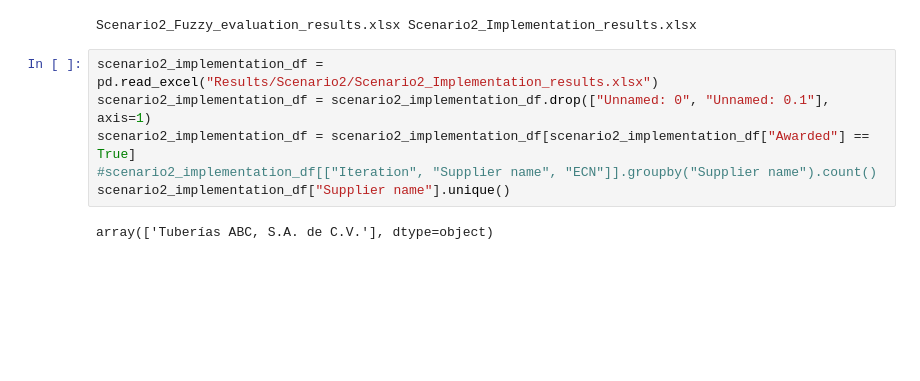
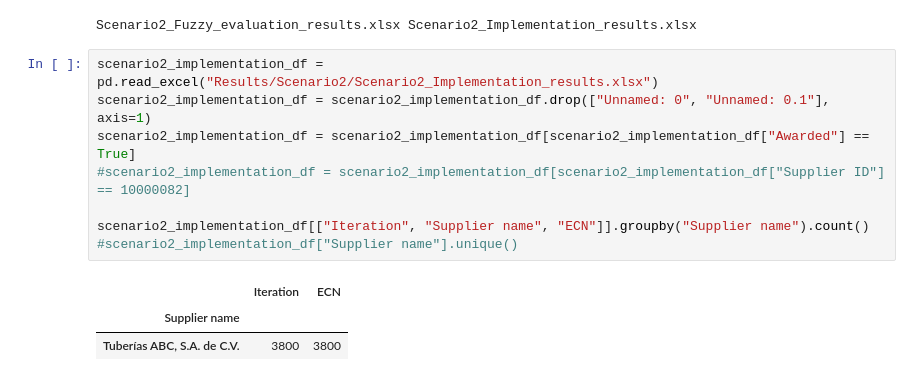
Before and after one commit to rubusarbaro/supplier-selection_fuzzy-logic_thesis, a Jupyter notebook: Calc.ipynb, the cells around one changed output. Cells and saved outputs as stored; diff of their text form; blank space fills up the shorter version.

```diff
--- a/Calc.ipynb
+++ b/Calc.ipynb
@@ -346,8 +334,12 @@ Scenario2_Fuzzy_evaluation_results.xlsx Scenario2_Implementation_results.xlsx
 # %%
 scenario2_implementation_df = pd.read_excel("Results/Scenario2/Scenario2_Implementation_results.xlsx")
 scenario2_implementation_df = scenario2_implementation_df.drop(["Unnamed: 0", "Unnamed: 0.1"], axis=1)
 scenario2_implementation_df = scenario2_implementation_df[scenario2_implementation_df["Awarded"] == True]
-#scenario2_implementation_df[["Iteration", "Supplier name", "ECN"]].groupby("Supplier name").count()
-scenario2_implementation_df["Supplier name"].unique()
+#scenario2_implementation_df = scenario2_implementation_df[scenario2_implementation_df["Supplier ID"] == 10000082]
+
+scenario2_implementation_df[["Iteration", "Supplier name", "ECN"]].groupby("Supplier name").count()
+#scenario2_implementation_df["Supplier name"].unique()
 # %% [output]
-array(['Tuberías ABC, S.A. de C.V.'], dtype=object)
+|  | Iteration | ECN |
+| Supplier name |  |  |
+| Tuberías ABC, S.A. de C.V. | 3800 | 3800 |
```
Also changed, not shown: parts of 5 cells of this notebook, 14 other files.
